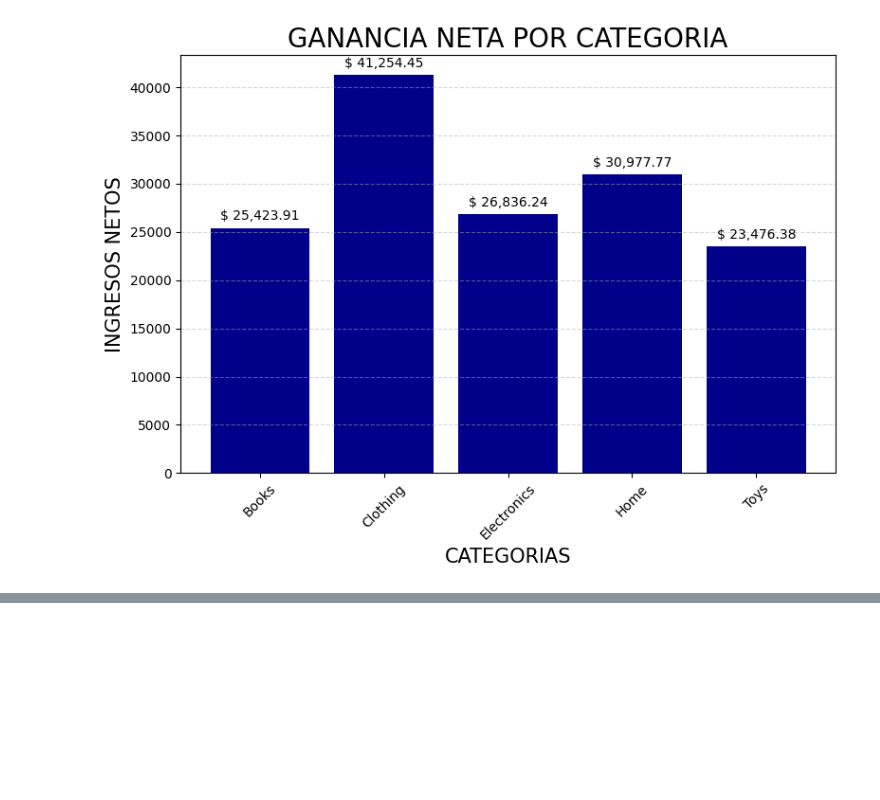
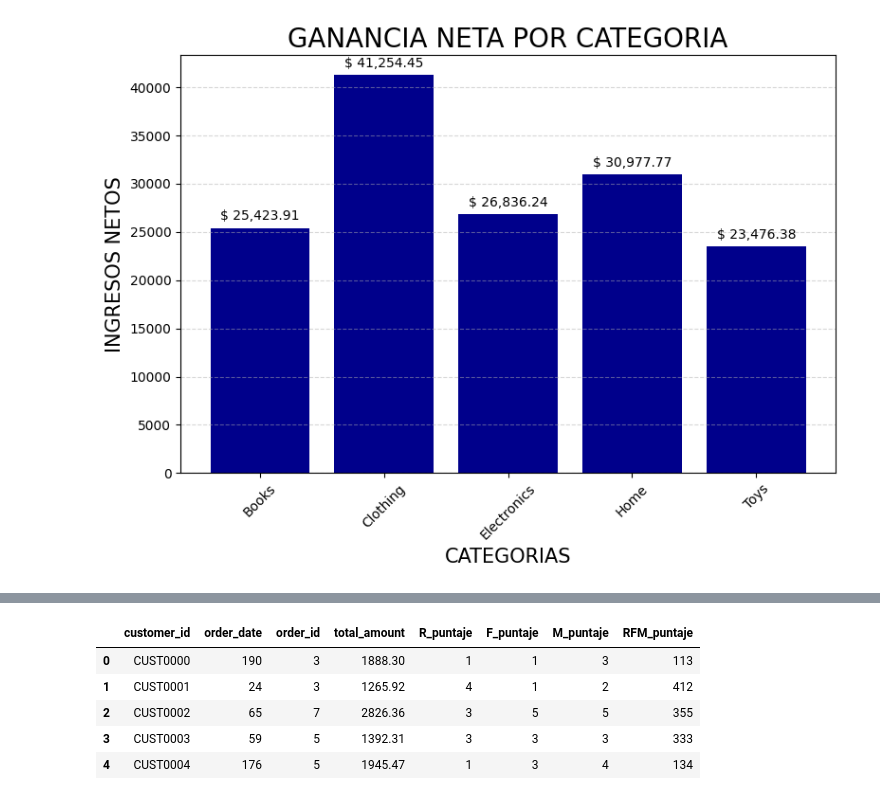
Before and after one commit to MaxSMEnginner/Automatiza-con-Max, a Jupyter notebook: PruebaTenicaDA.ipynb, the cells around one changed output, grey strips where cells are left out. Saved outputs shown, nothing was run; the diff lists cells and outputs as text; code cells hidden in the pictures; blank space fills up the shorter version.

```diff
--- a/PruebaTenicaDA.ipynb
+++ b/PruebaTenicaDA.ipynb
@@ -168,0 +227,9 @@ plt.show()
+# %%
+dp(rfm.head())
+# %% [output]
+|  | customer_id | order_date | order_id | total_amount | R_puntaje | F_puntaje | M_puntaje | RFM_puntaje |
+| 0 | CUST0000 | 190 | 3 | 1888.30 | 1 | 1 | 3 | 113 |
+| 1 | CUST0001 | 24 | 3 | 1265.92 | 4 | 1 | 2 | 412 |
+| 2 | CUST0002 | 65 | 7 | 2826.36 | 3 | 5 | 5 | 355 |
+| 3 | CUST0003 | 59 | 5 | 1392.31 | 3 | 3 | 3 | 333 |
+| 4 | CUST0004 | 176 | 5 | 1945.47 | 1 | 3 | 4 | 134 |
```
Also changed, not shown: parts of 19 cells of this notebook.
